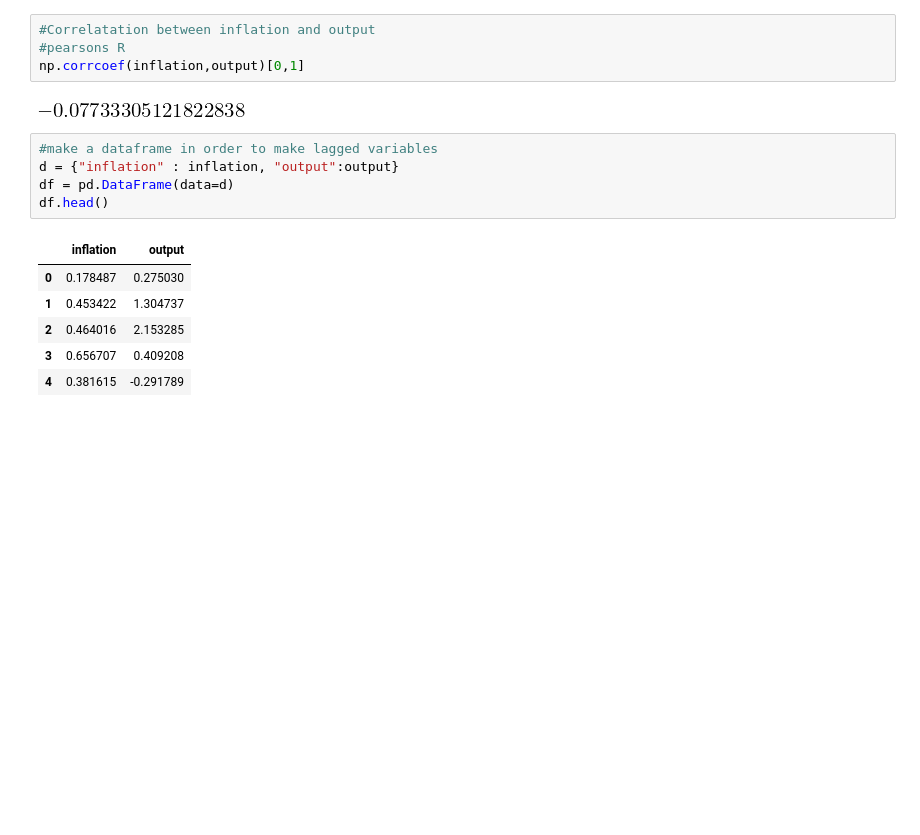
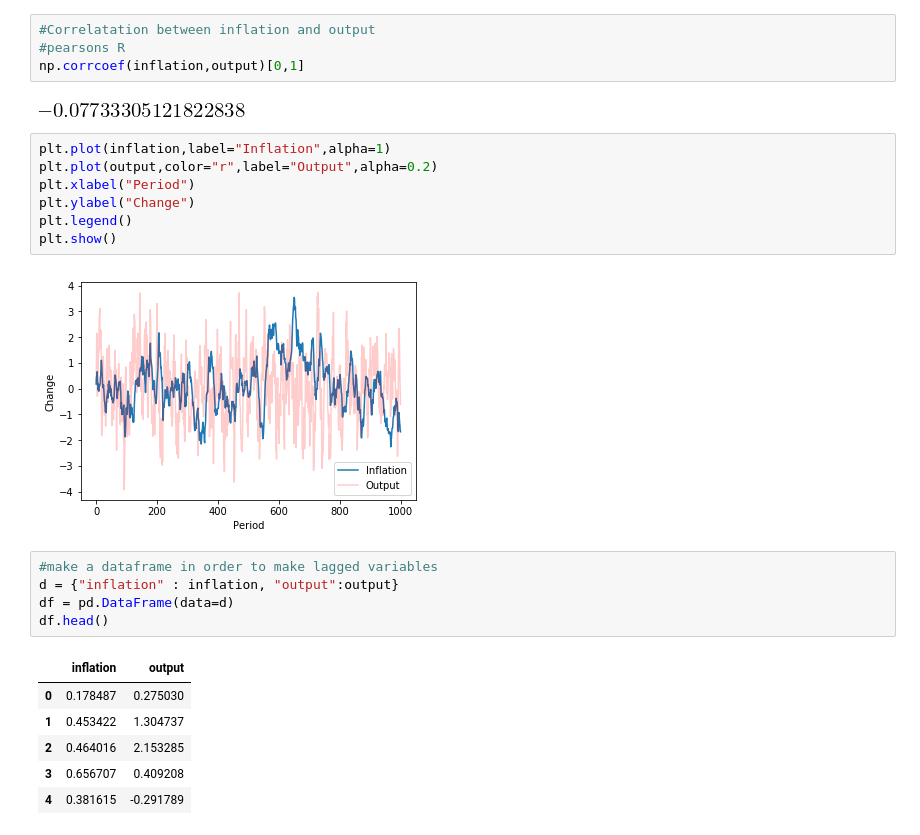
Before and after one commit to NumEconCopenhagen/projects-2019-al, a Jupyter notebook: examproject/examproject.ipynb, the cells around one changed output. Cells and saved outputs as stored; diff of their text form; blank space fills up the shorter version.

```diff
--- a/examproject/examproject.ipynb
+++ b/examproject/examproject.ipynb
@@ -585,6 +606,15 @@ print(np.var(output))
 np.corrcoef(inflation,output)[0,1]
 # %% [output]
 [figure]
+# %%
+plt.plot(inflation,label="Inflation",alpha=1)
+plt.plot(output,color="r",label="Output",alpha=0.2)
+plt.xlabel("Period")
+plt.ylabel("Change")
+plt.legend()
+plt.show()
+# %% [output]
+[figure, added]
 # %%
 #make a dataframe in order to make lagged variables
 d = {"inflation" : inflation, "output":output}
```
Also changed, not shown: parts of 3 cells of this notebook.
